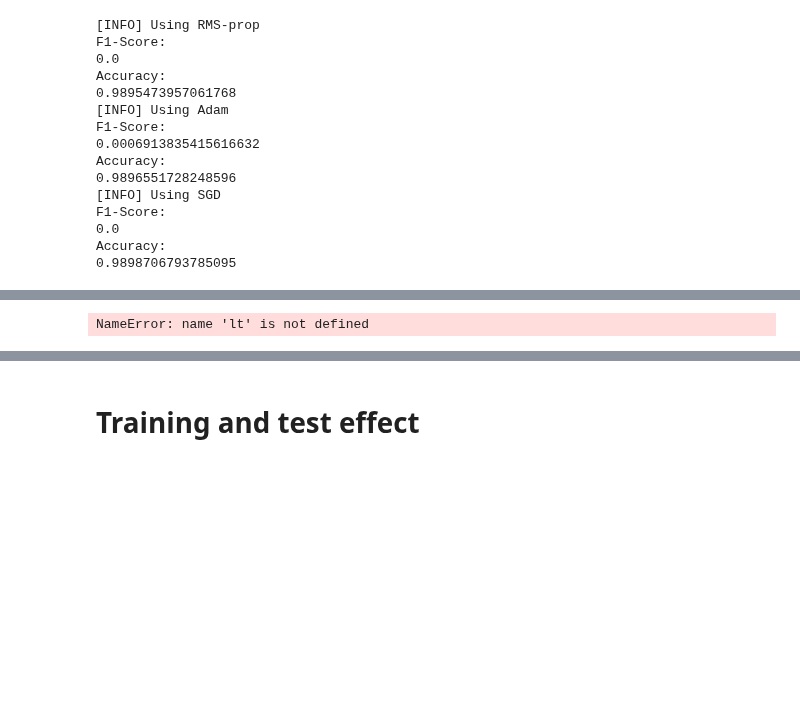
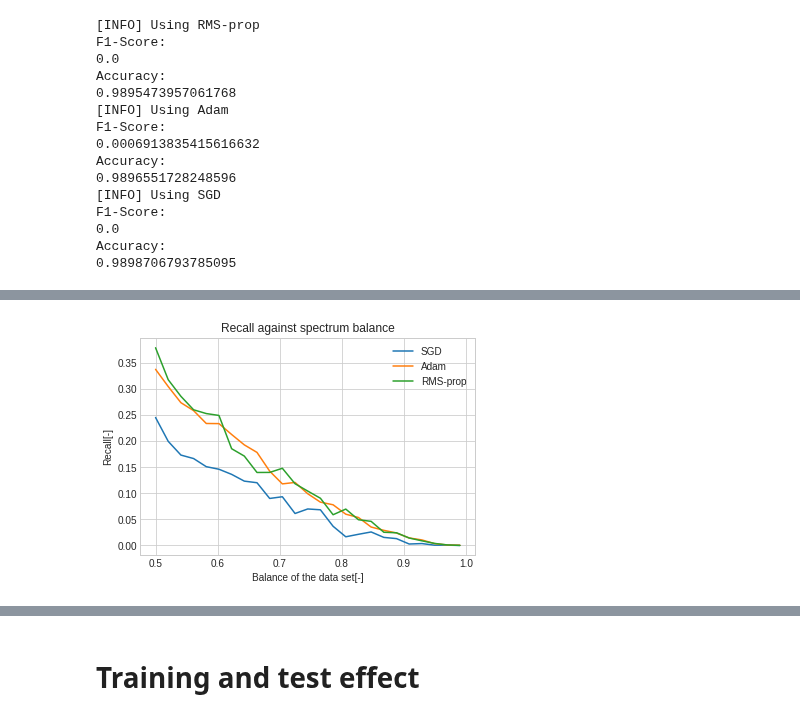
Before and after one commit to jalil-M/Opt-Project, a Jupyter notebook: project.ipynb, the cells around one changed output, grey strips where cells are left out. Drawn from its saved outputs; the diff is of its cells as text; code cells hidden in the pictures; blank space fills up the shorter version.

```diff
--- a/project.ipynb
+++ b/project.ipynb
@@ -138,13 +142,13 @@ plt.savefig('figures/f1-spect.png')
 # %%
-lt.style.use('seaborn-whitegrid')
+plt.style.use('seaborn-whitegrid')
 plt.plot(spects, sgd_recall, label='SGD')
 plt.plot(spects, adam_recall, label='Adam')
 plt.plot(spects, rms_prop_recall, label='RMS-prop')
 plt.xlabel('Balance of the data set[-]')
 plt.ylabel('Recall[-]')
 plt.title('Recall against spectrum balance')
 plt.legend(loc='upper right')
 plt.savefig('figures/recall-spect.png')
 # %% [output]
-NameError: name 'lt' is not defined
+[figure, added]
 # %%
```
Also changed, not shown: parts of 13 cells of this notebook, 12 other files.
